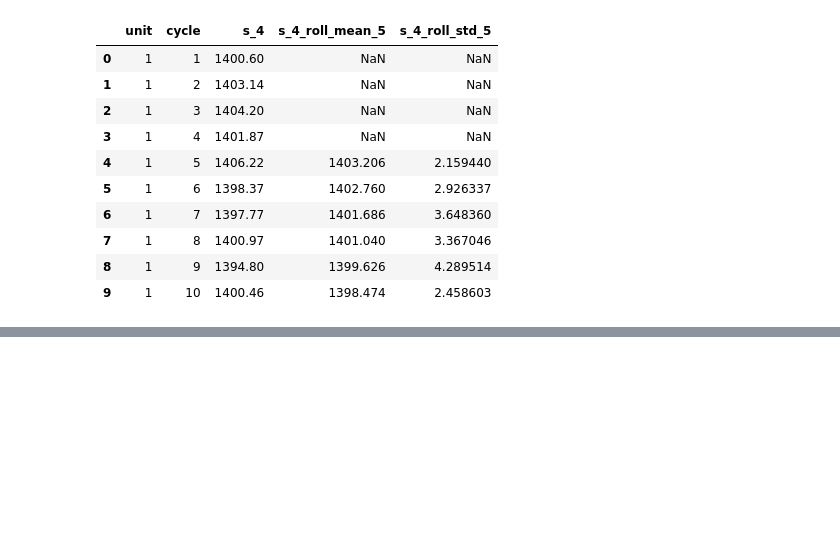
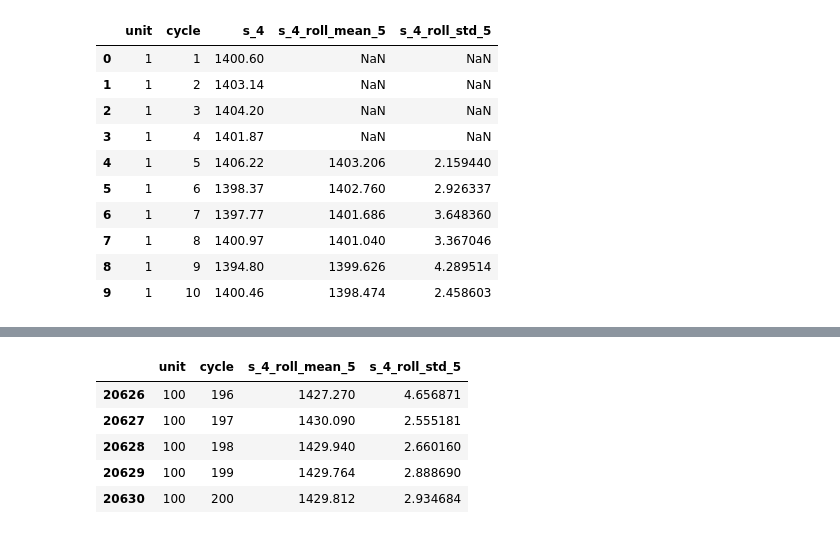
Before and after one commit to NeelLimbani2812/rul-turbofan-fd001, a Jupyter notebook: notebooks/01_load_data.ipynb, the cells around one changed output, grey strips where cells are left out. Drawn from its saved outputs; the diff is of its cells as text; code cells hidden in the pictures; blank space fills up the shorter version.

```diff
--- a/notebooks/01_load_data.ipynb
+++ b/notebooks/01_load_data.ipynb
@@ -421,0 +458,9 @@ train_df[["unit", "cycle", "s_4", "s_4_roll_mean_5", "s_4_roll_std_5"]].head(10)
+# %%
+train_df[["unit", "cycle", "s_4_roll_mean_5", "s_4_roll_std_5"]].tail()
+# %% [output]
+|  | unit | cycle | s_4_roll_mean_5 | s_4_roll_std_5 |
+| 20626 | 100 | 196 | 1427.270 | 4.656871 |
+| 20627 | 100 | 197 | 1430.090 | 2.555181 |
+| 20628 | 100 | 198 | 1429.940 | 2.660160 |
+| 20629 | 100 | 199 | 1429.764 | 2.888690 |
+| 20630 | 100 | 200 | 1429.812 | 2.934684 |
```
Also changed, not shown: parts of 25 cells of this notebook.
